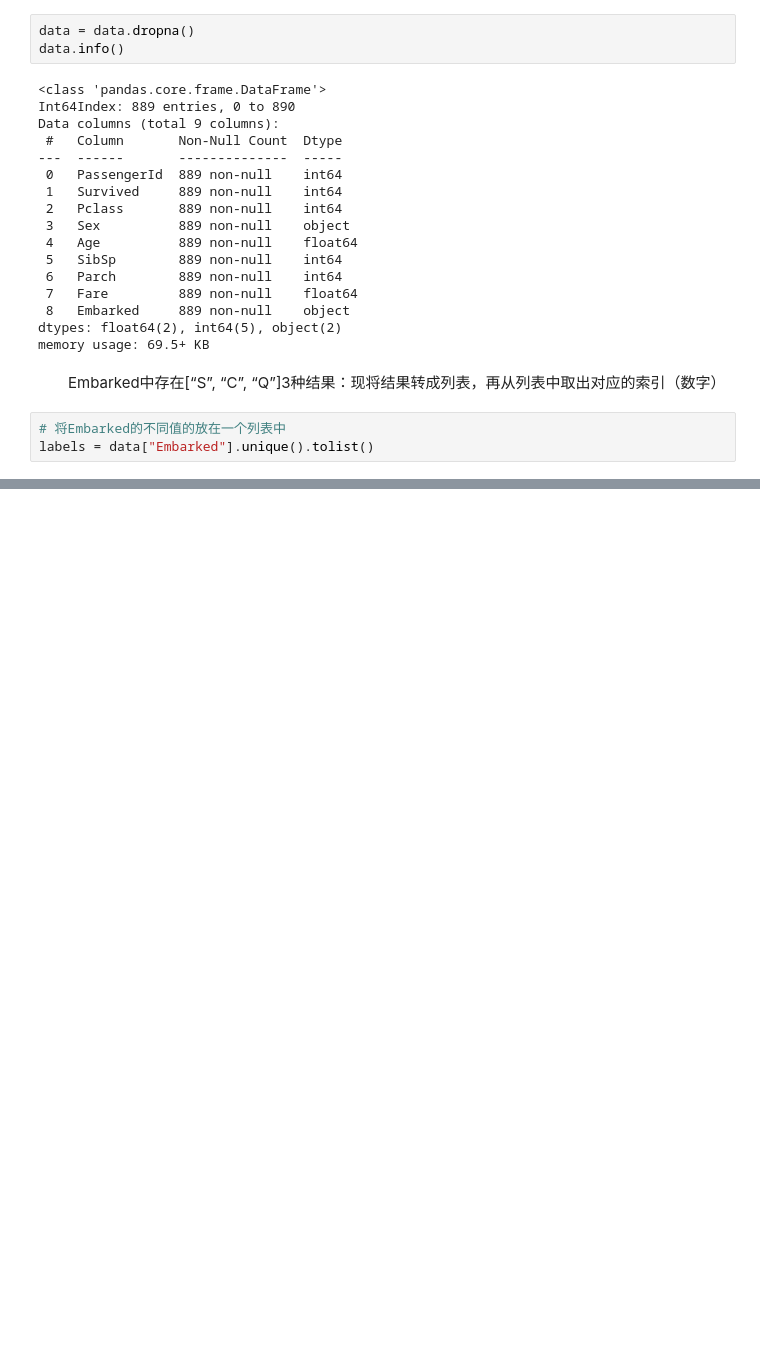
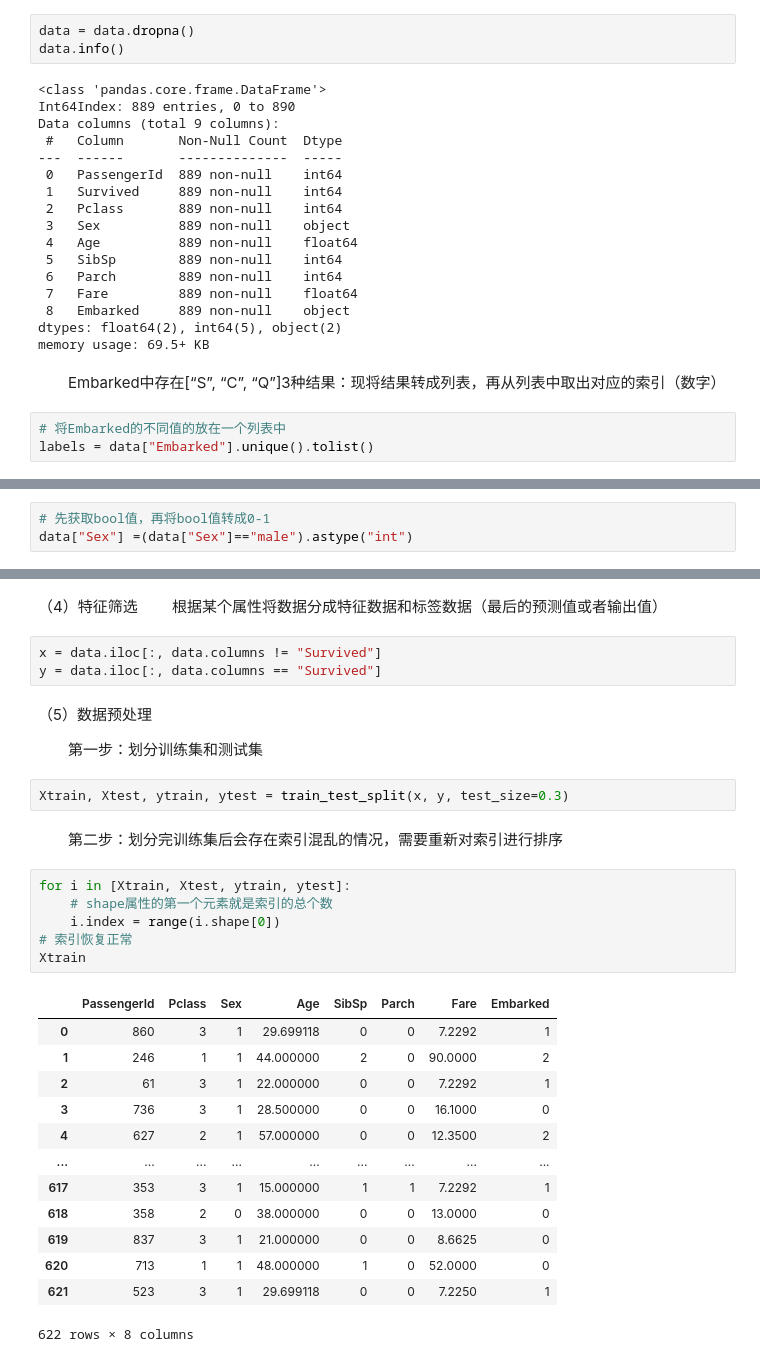
Before and after one commit to panh1992/learning, a Jupyter notebook: 决策树模型及小案例.ipynb, the cells around one changed output, grey strips where cells are left out. Drawn from its saved outputs; the diff is of its cells as text; blank space fills up the shorter version.

```diff
--- a/决策树模型及小案例.ipynb
+++ b/决策树模型及小案例.ipynb
@@ -135,0 +133,3 @@ See the caveats in the documentation: https://pandas.pydata.org/pandas-docs/stab
+# %%
+# 先获取bool值，再将bool值转成0-1
+data["Sex"] =(data["Sex"]=="male").astype("int")
@@ -135,0 +145,34 @@ See the caveats in the documentation: https://pandas.pydata.org/pandas-docs/stab
+# %% [markdown]
+（4）特征筛选
+&emsp;&emsp;根据某个属性将数据分成特征数据和标签数据（最后的预测值或者输出值）
+# %%
+x = data.iloc[:, data.columns != "Survived"]
+y = data.iloc[:, data.columns == "Survived"]
+# %% [markdown]
+（5）数据预处理
+
+&emsp;&emsp;第一步：划分训练集和测试集
+# %%
+Xtrain, Xtest, ytrain, ytest = train_test_split(x, y, test_size=0.3)
+# %% [markdown]
+&emsp;&emsp;第二步：划分完训练集后会存在索引混乱的情况，需要重新对索引进行排序
+# %%
+for i in [Xtrain, Xtest, ytrain, ytest]:
+    # shape属性的第一个元素就是索引的总个数
+    i.index = range(i.shape[0])
+# 索引恢复正常
+Xtrain
+# %% [output]
+|  | PassengerId | Pclass | Sex | Age | SibSp | Parch | Fare | Embarked |
+| 0 | 860 | 3 | 1 | 29.699118 | 0 | 0 | 7.2292 | 1 |
+| 1 | 246 | 1 | 1 | 44.000000 | 2 | 0 | 90.0000 | 2 |
+| 2 | 61 | 3 | 1 | 22.000000 | 0 | 0 | 7.2292 | 1 |
+| 3 | 736 | 3 | 1 | 28.500000 | 0 | 0 | 16.1000 | 0 |
+| 4 | 627 | 2 | 1 | 57.000000 | 0 | 0 | 12.3500 | 2 |
+| ... | ... | ... | ... | ... | ... | ... | ... | ... |
+| 617 | 353 | 3 | 1 | 15.000000 | 1 | 1 | 7.2292 | 1 |
+| 618 | 358 | 2 | 0 | 38.000000 | 0 | 0 | 13.0000 | 0 |
+| 619 | 837 | 3 | 1 | 21.000000 | 0 | 0 | 8.6625 | 0 |
+| 620 | 713 | 1 | 1 | 48.000000 | 1 | 0 | 52.0000 | 0 |
+| 621 | 523 | 3 | 1 | 29.699118 | 0 | 0 | 7.2250 | 1 |
+622 rows × 8 columns
```
Also changed, not shown: parts of 13 cells of this notebook, 1 other file.
